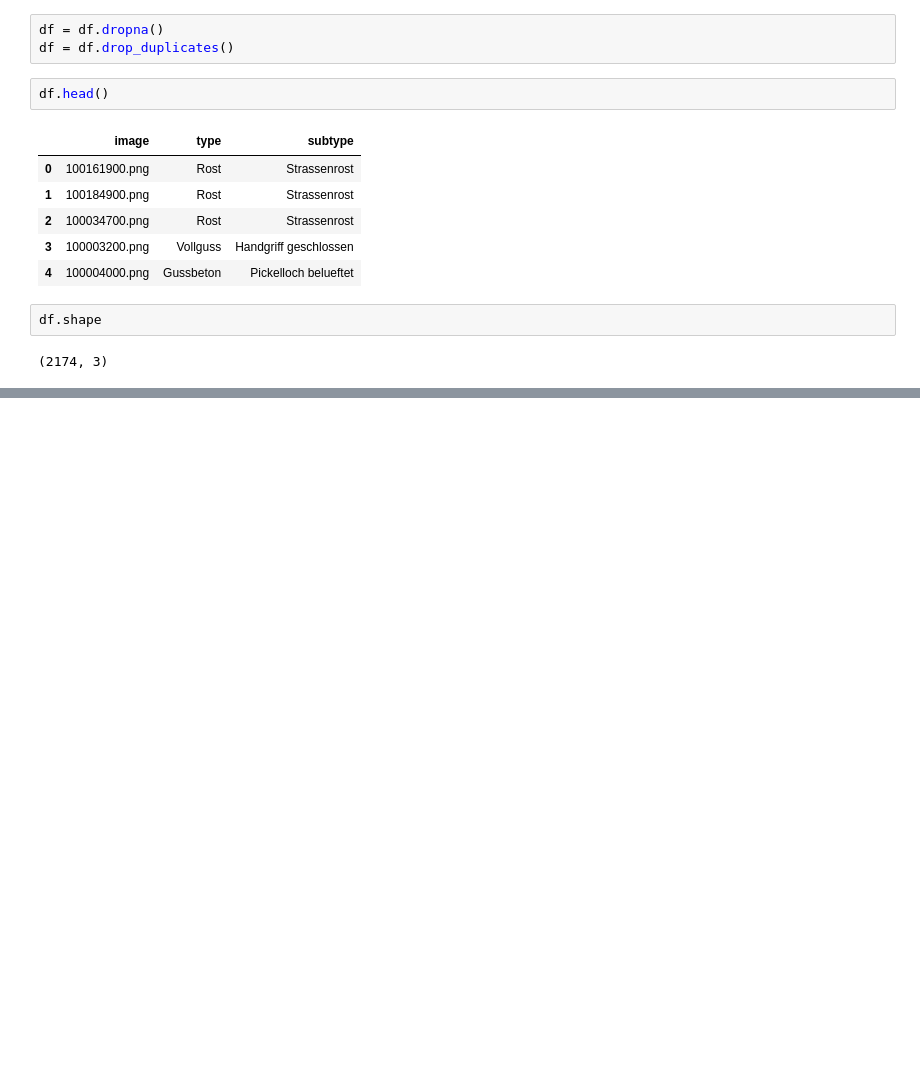
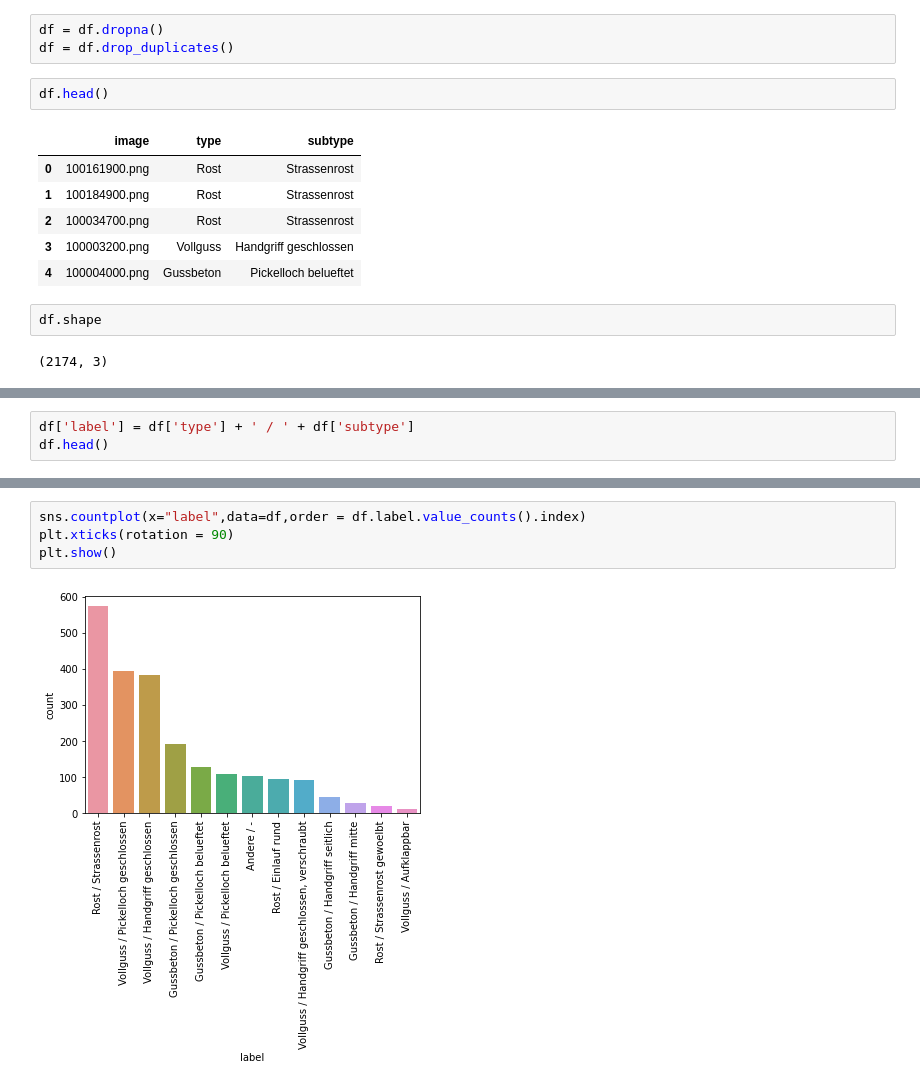
Before and after one commit to FiratSaritas/manhole-cover-classification, a Jupyter notebook: eda/EDA_F.ipynb, the cells around one changed output, grey strips where cells are left out. Drawn from its saved outputs; the diff is of its cells as text; blank space fills up the shorter version.

```diff
--- a/eda/EDA_F.ipynb
+++ b/eda/EDA_F.ipynb
@@ -31,0 +32,3 @@ plt.show()
+# %%
+df['label'] = df['type'] + ' / ' + df['subtype']
+df.head()
@@ -31,0 +42,6 @@ plt.show()
+# %%
+sns.countplot(x="label",data=df,order = df.label.value_counts().index)
+plt.xticks(rotation = 90)
+plt.show()
+# %% [output]
+[figure, added]
```
Also changed, not shown: parts of 7 cells of this notebook.
